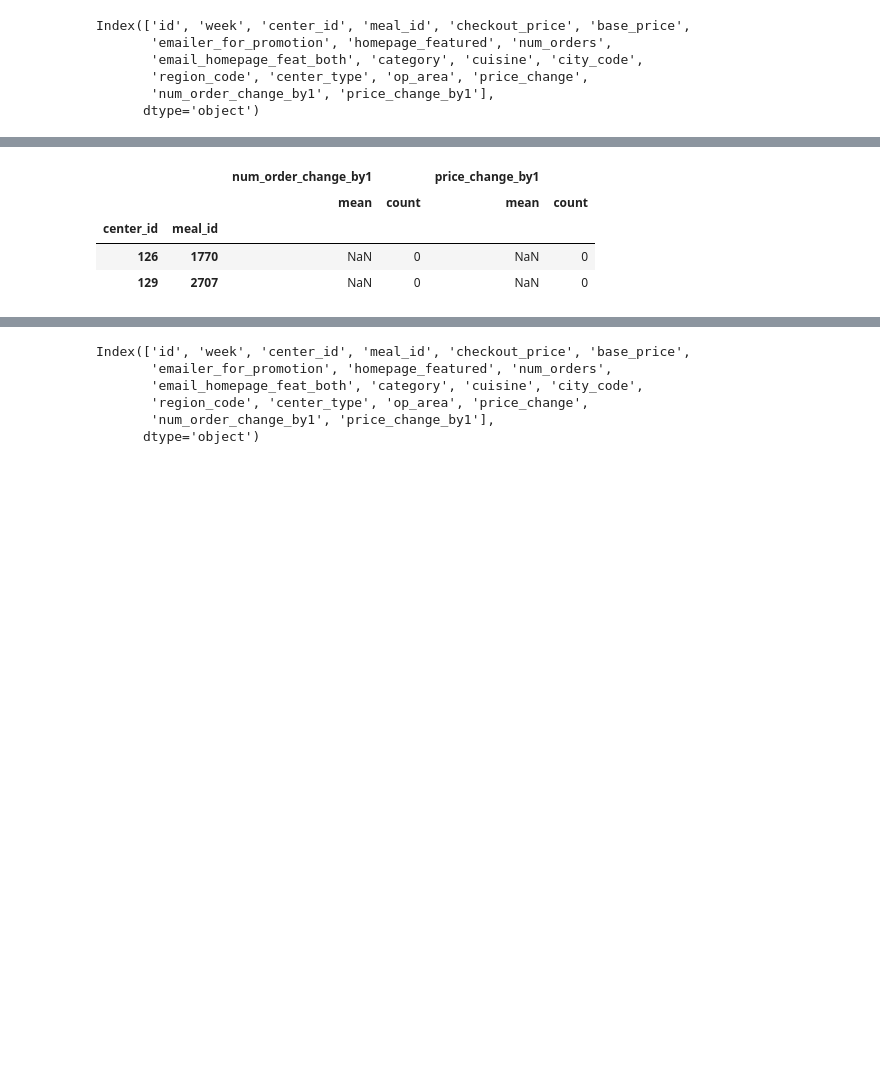
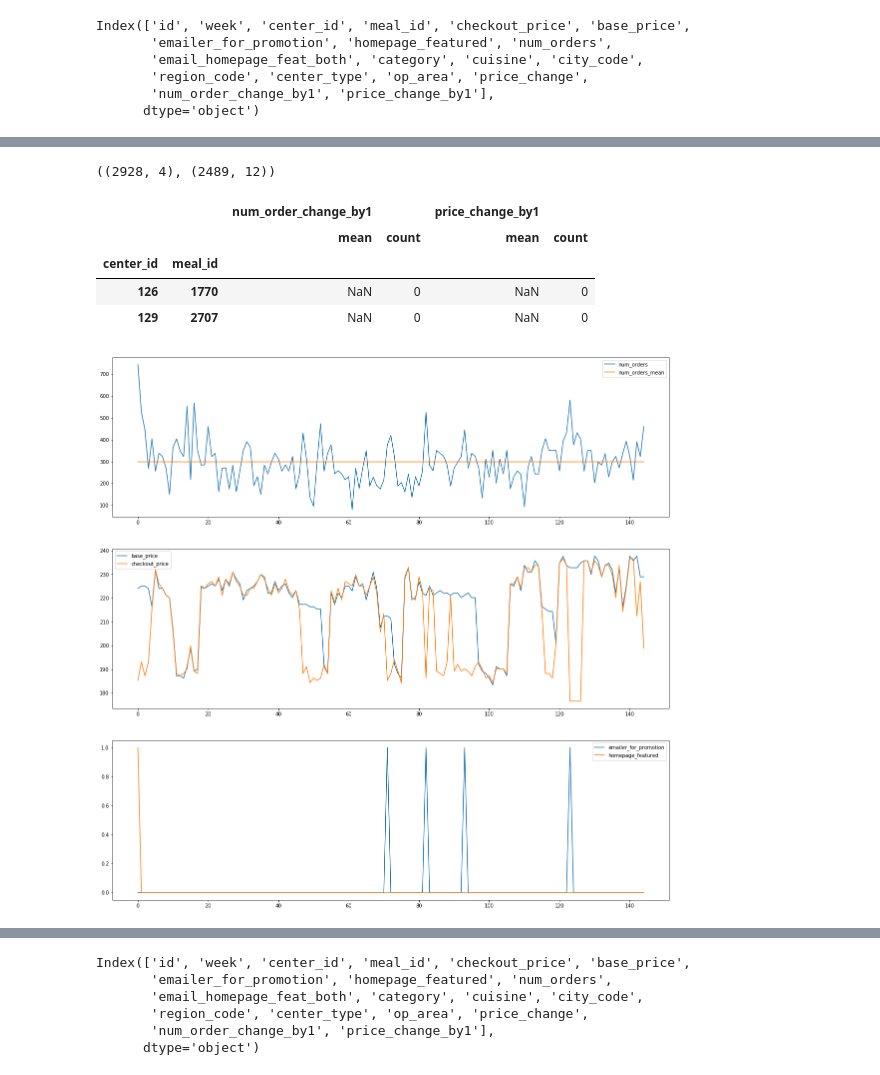
Before and after one commit to Achal-1606/ml-new-beginning, a Jupyter notebook: GP_hack/exploration.ipynb, the cells around one changed output, grey strips where cells are left out. Saved outputs shown, nothing was run; the diff lists cells and outputs as text; code cells hidden in the pictures; blank space fills up the shorter version.

```diff
--- a/GP_hack/exploration.ipynb
+++ b/GP_hack/exploration.ipynb
@@ -328 +434,5 @@ dtype: int64
+# %%
+order_price_homepage_promo.shape, order_price_promo_stats_pd.shape
+# %% [output]
+((2928, 4), (2489, 12))
 # %%
@@ -333,3 +443,7 @@ temp[temp["num_order_change_by1"]["mean"].isnull()]
 | center_id | meal_id |  |  |  |  |
 | 126 | 1770 | NaN | 0 | NaN | 0 |
 | 129 | 2707 | NaN | 0 | NaN | 0 |
+# %%
+plot_center_meal(train_pd, 129, 2707)
+# %% [output]
+[figure, added]
```
Also changed, not shown: parts of 19 cells of this notebook.
